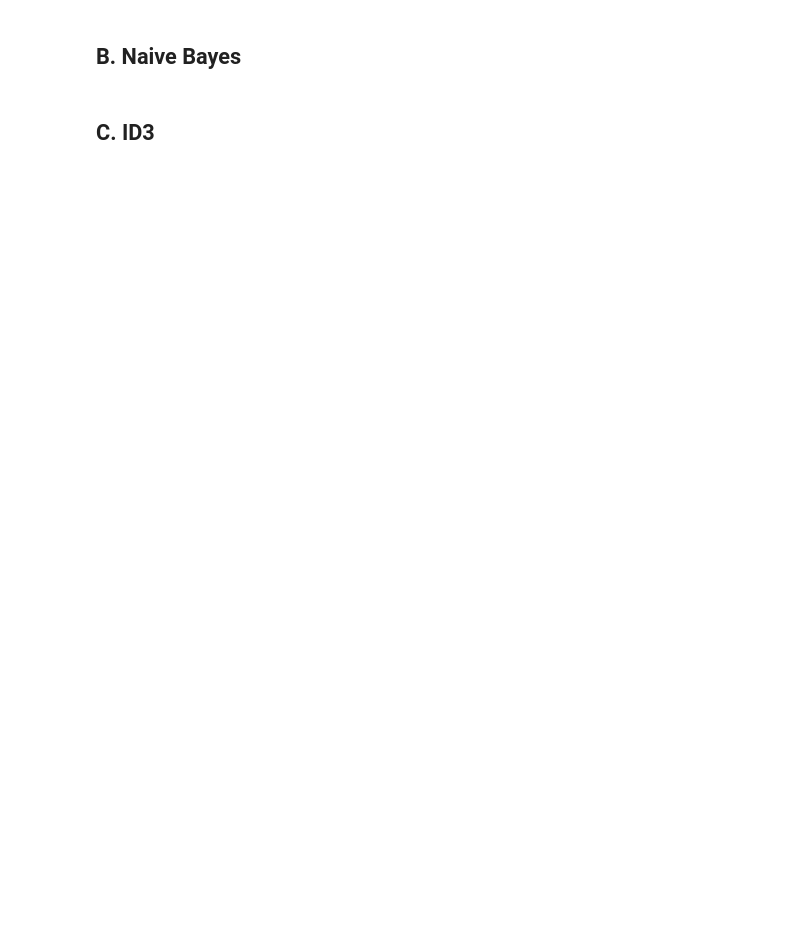
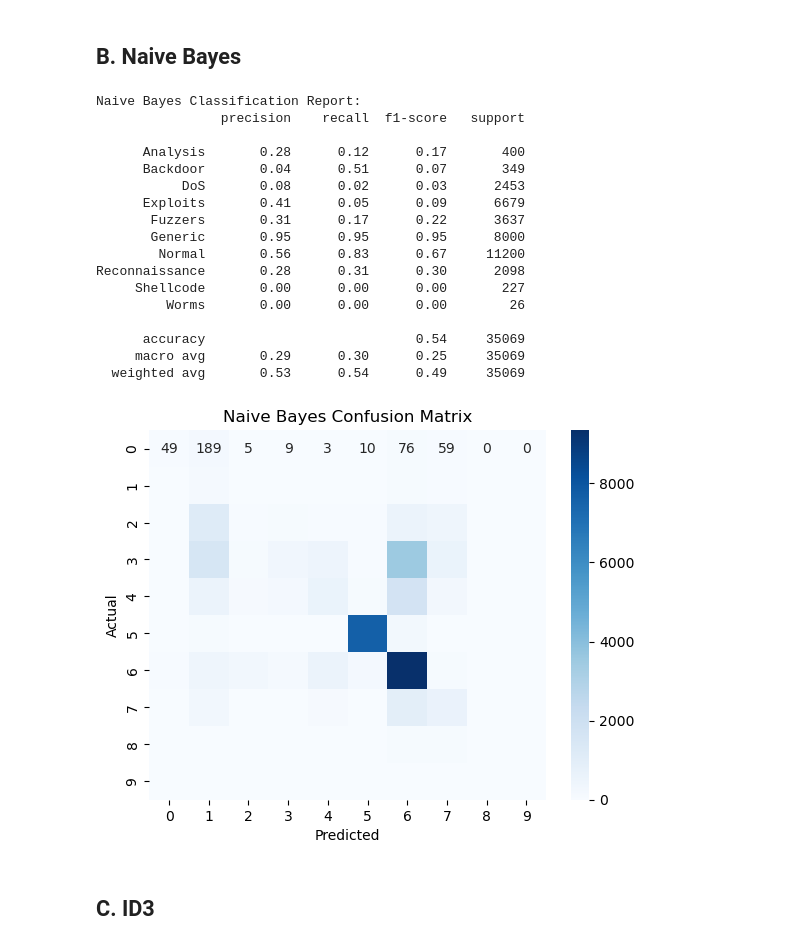
Before and after one commit to zultopia/Tubes2-IF3170-Kelompok10, a Jupyter notebook: src/IF3170 Artificial Intelligence _ Tugas Besar 2 Notebook Template.ipynb, the cells around one changed output. Cells and saved outputs as stored; diff of their text form; code cells hidden in the pictures; blank space fills up the shorter version.

```diff
--- a/src/IF3170 Artificial Intelligence _ Tugas Besar 2 Notebook Template.ipynb
+++ b/src/IF3170 Artificial Intelligence _ Tugas Besar 2 Notebook Template.ipynb
@@ -538,2 +750,45 @@ Modelling is the process of building your own machine learning models to solve s
+# %%
+# Type your code here
+from sklearn.naive_bayes import GaussianNB
+
+# Model Naive Bayes
+nb = GaussianNB()
+
+# Fit model
+nb.fit(X_train_preprocessed, y_train_balanced)
+
+# Evaluate on validation set
+y_pred_nb = nb.predict(pipe.transform(val_set))
+
+# Metrics
+print("Naive Bayes Classification Report:")
+print(classification_report(y_val, y_pred_nb))
+
+# Confusion matrix
+conf_matrix = confusion_matrix(y_val, y_pred_nb)
+sns.heatmap(conf_matrix, annot=True, fmt='d', cmap="Blues")
+plt.title("Naive Bayes Confusion Matrix")
+plt.xlabel("Predicted")
+plt.ylabel("Actual")
+plt.show()
+# %% [output]
+Naive Bayes Classification Report:
+                precision    recall  f1-score   support
+
+      Analysis       0.28      0.12      0.17       400
+      Backdoor       0.04      0.51      0.07       349
+           DoS       0.08      0.02      0.03      2453
+      Exploits       0.41      0.05      0.09      6679
+       Fuzzers       0.31      0.17      0.22      3637
+       Generic       0.95      0.95      0.95      8000
+        Normal       0.56      0.83      0.67     11200
+Reconnaissance       0.28      0.31      0.30      2098
+     Shellcode       0.00      0.00      0.00       227
+         Worms       0.00      0.00      0.00        26
+
+      accuracy                           0.54     35069
+     macro avg       0.29      0.30      0.25     35069
+  weighted avg       0.53      0.54      0.49     35069
+[figure, added]
 # %% [markdown]
 ## C. ID3
```
Also changed, not shown: parts of 24 cells of this notebook, 1 other file.
